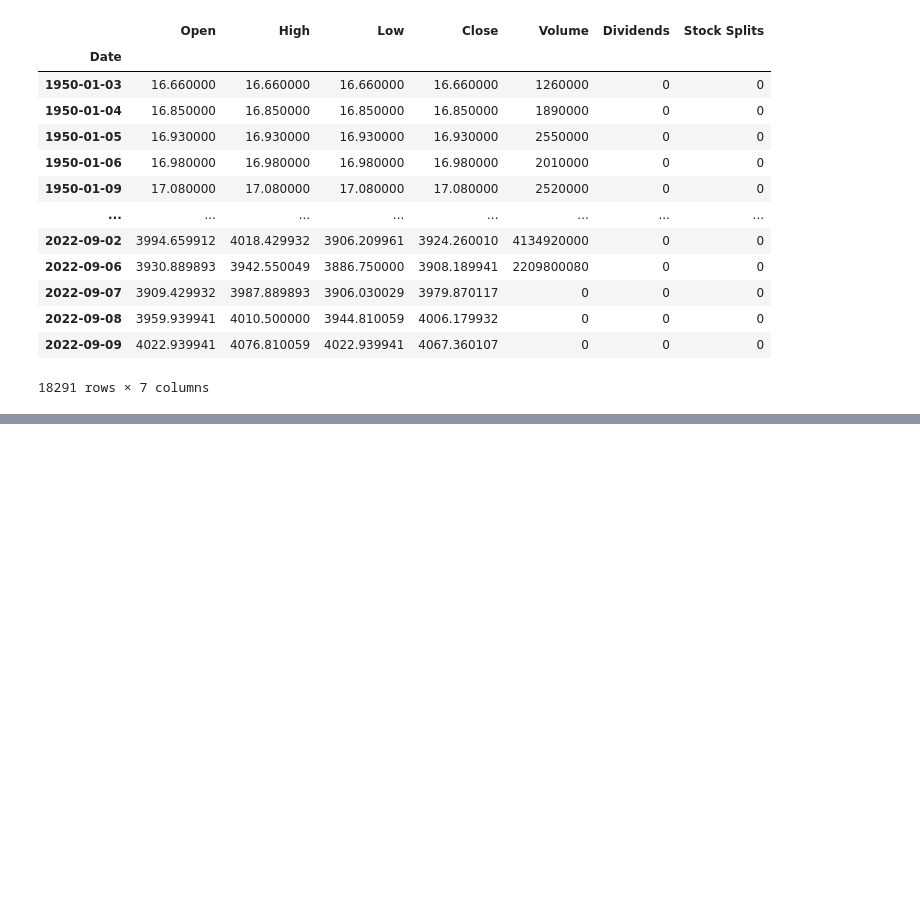
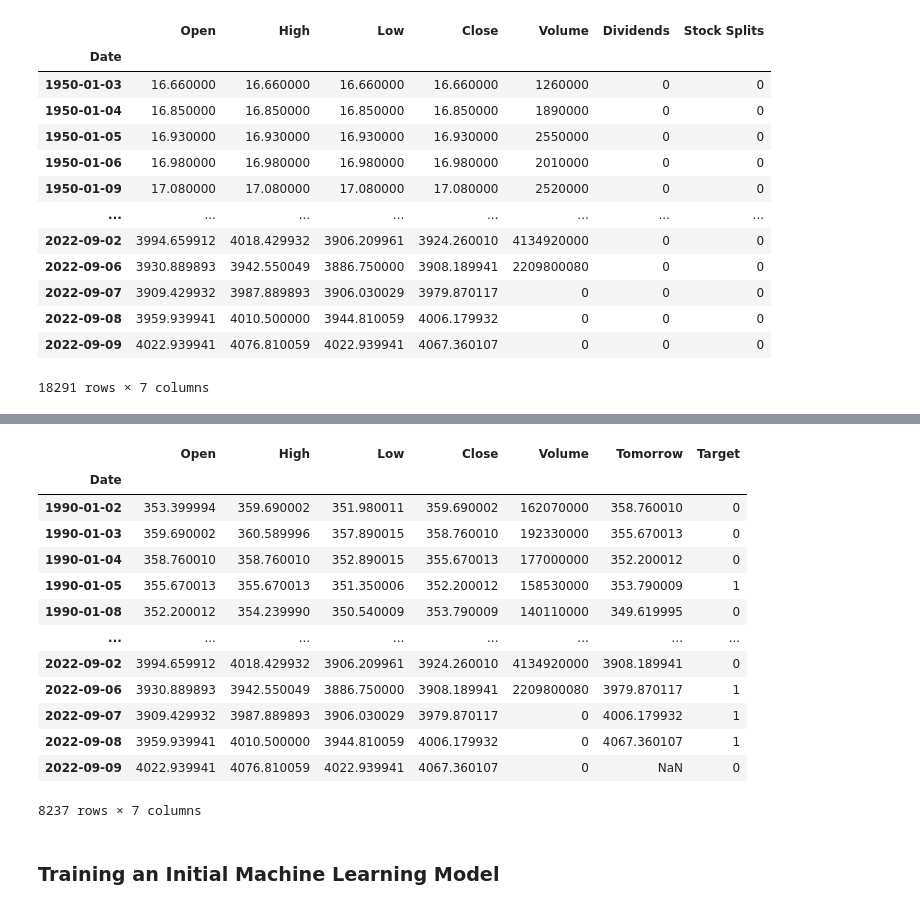
Before and after one commit to Eben-Success/Predict_Stock_Market_with_Machine_Learning, a Jupyter notebook: stock_market.ipynb, the cells around one changed output, grey strips where cells are left out. Saved outputs shown, nothing was run; the diff lists cells and outputs as text; code cells hidden in the pictures; blank space fills up the shorter version.

Commit message:
training model

```diff
--- a/stock_market.ipynb
+++ b/stock_market.ipynb
@@ -42,0 +89,21 @@ del sp500["Stock Splits"]
+# %%
+sp500 = sp500.loc["1990-01-01":].copy()
+# %%
+sp500
+# %% [output]
+|  | Open | High | Low | Close | Volume | Tomorrow | Target |
+| Date |  |  |  |  |  |  |  |
+| 1990-01-02 | 353.399994 | 359.690002 | 351.980011 | 359.690002 | 162070000 | 358.760010 | 0 |
+| 1990-01-03 | 359.690002 | 360.589996 | 357.890015 | 358.760010 | 192330000 | 355.670013 | 0 |
+| 1990-01-04 | 358.760010 | 358.760010 | 352.890015 | 355.670013 | 177000000 | 352.200012 | 0 |
+| 1990-01-05 | 355.670013 | 355.670013 | 351.350006 | 352.200012 | 158530000 | 353.790009 | 1 |
+| 1990-01-08 | 352.200012 | 354.239990 | 350.540009 | 353.790009 | 140110000 | 349.619995 | 0 |
+| ... | ... | ... | ... | ... | ... | ... | ... |
+| 2022-09-02 | 3994.659912 | 4018.429932 | 3906.209961 | 3924.260010 | 4134920000 | 3908.189941 | 0 |
+| 2022-09-06 | 3930.889893 | 3942.550049 | 3886.750000 | 3908.189941 | 2209800080 | 3979.870117 | 1 |
+| 2022-09-07 | 3909.429932 | 3987.889893 | 3906.030029 | 3979.870117 | 0 | 4006.179932 | 1 |
+| 2022-09-08 | 3959.939941 | 4010.500000 | 3944.810059 | 4006.179932 | 0 | 4067.360107 | 1 |
+| 2022-09-09 | 4022.939941 | 4076.810059 | 4022.939941 | 4067.360107 | 0 | NaN | 0 |
+8237 rows × 7 columns
+# %% [markdown]
+### Training an Initial Machine Learning Model
```
Also changed, not shown: parts of 10 cells of this notebook.
